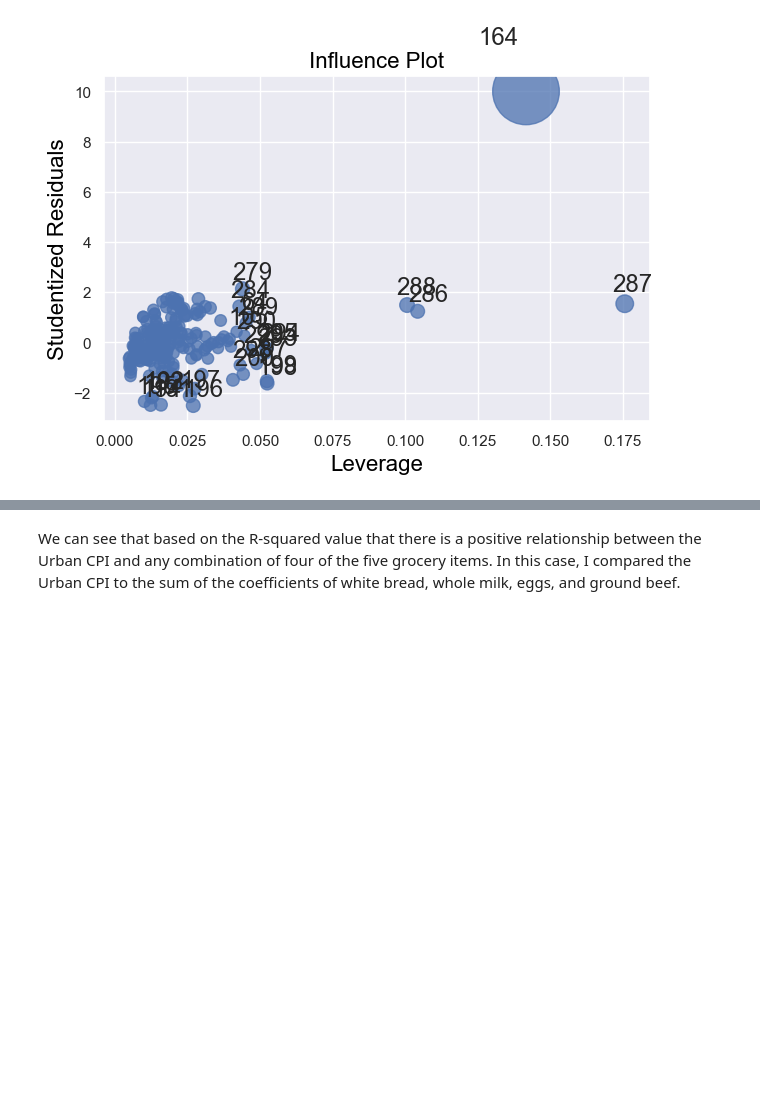
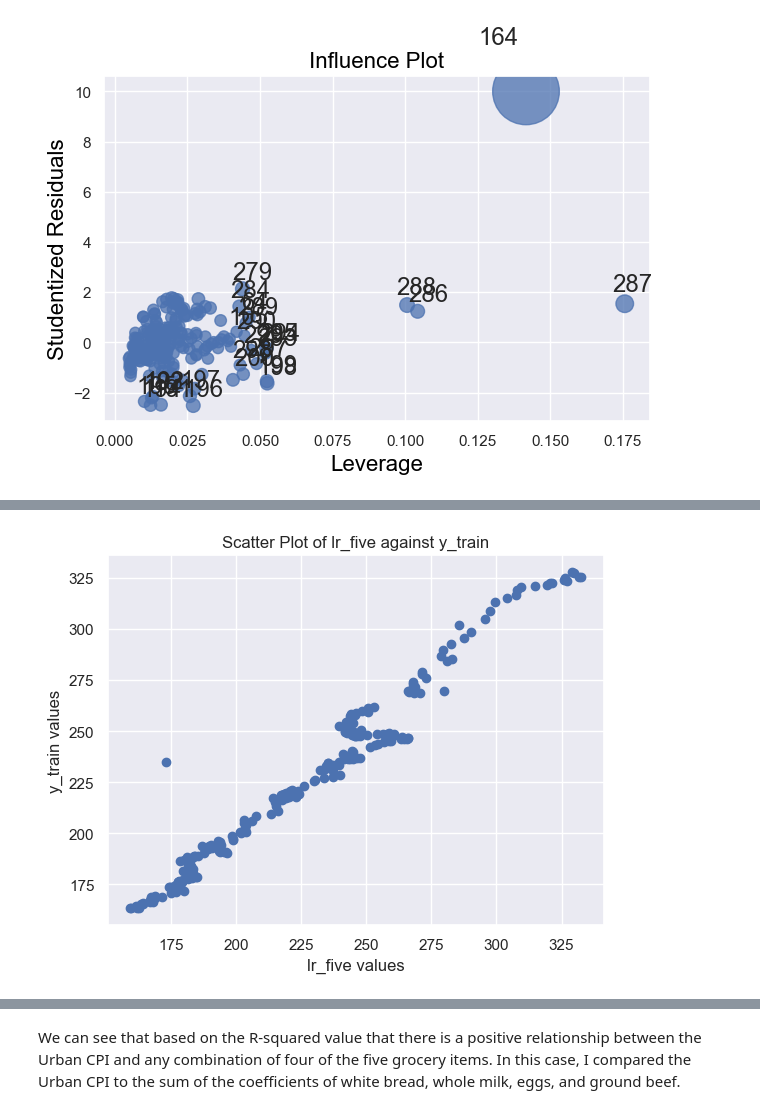
Before and after one commit to matthewjchin/grocerypriceanalysis, a Jupyter notebook: fred_groceries_lin_reg.ipynb, the cells around one changed output, grey strips where cells are left out. Saved outputs shown, nothing was run; the diff lists cells and outputs as text; code cells hidden in the pictures; blank space fills up the shorter version.

```diff
--- a/fred_groceries_lin_reg.ipynb
+++ b/fred_groceries_lin_reg.ipynb
@@ -540,0 +554,7 @@ plt.show()
+# %%
+# All five grocery items compared: white bread, whole milk, egg, ground beef, banana
+
+lr_model_multi_five = smf.ols('urban_cpi ~ white_bread \
+                              + whole_milk + egg + \
+                              ground_beef', data=X_train).fit()
+lr_model_multi_five.summary()
@@ -540,0 +584,5 @@ plt.show()
+# %%
+# Predict the CPI values (four items)
+
+lr_five = lr_model_multi_five.predict(X_train)
+lr_five
@@ -540,0 +602,10 @@ plt.show()
+# %%
+# Scatter plot of predicted results on the five items against actual CPI values
+
+plt.scatter(lr_five, y_train)
+plt.title("Scatter Plot of lr_five against y_train")
+plt.xlabel("lr_five values")
+plt.ylabel("y_train values")
+plt.show()
+# %% [output]
+[figure, added]
```
Also changed, not shown: parts of 23 cells of this notebook, 1 other file.
